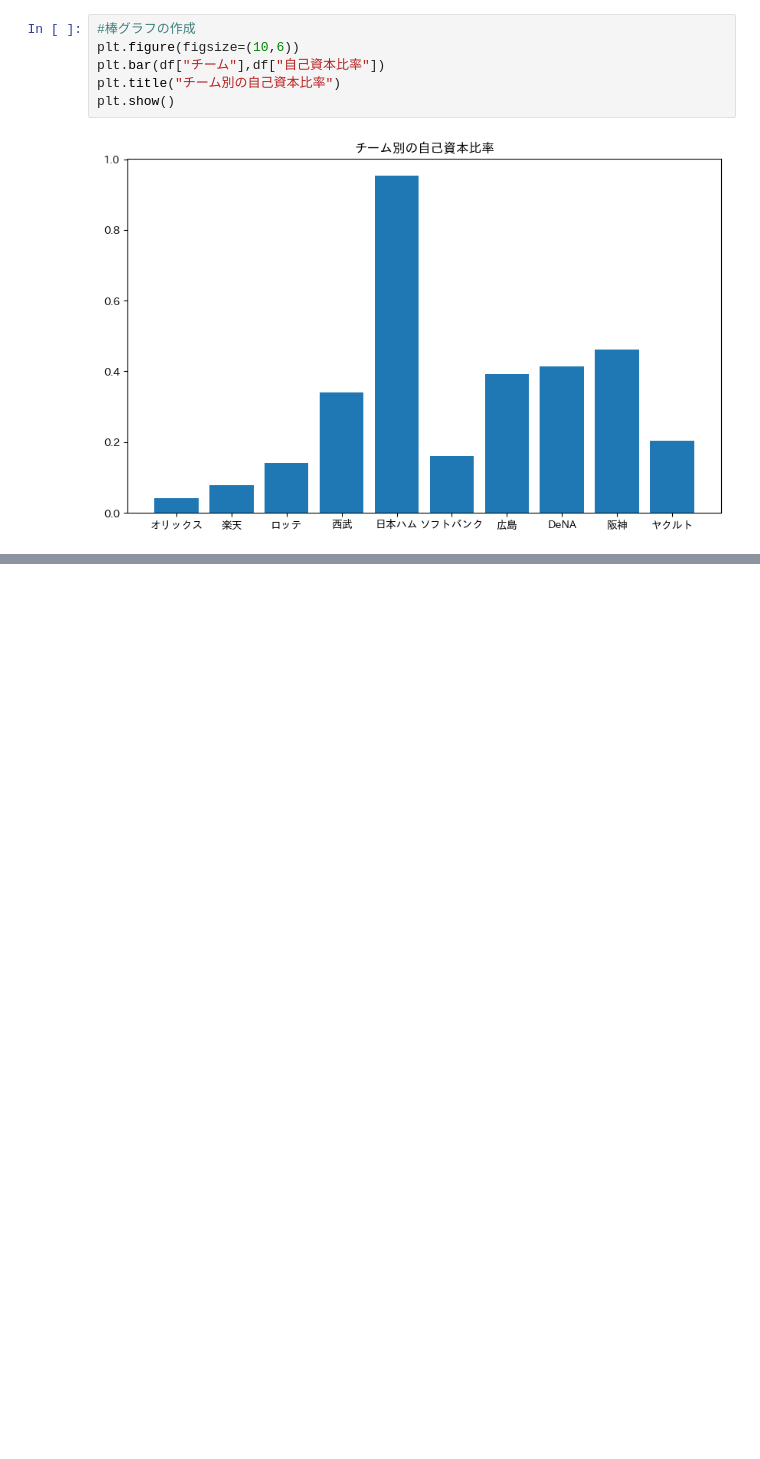
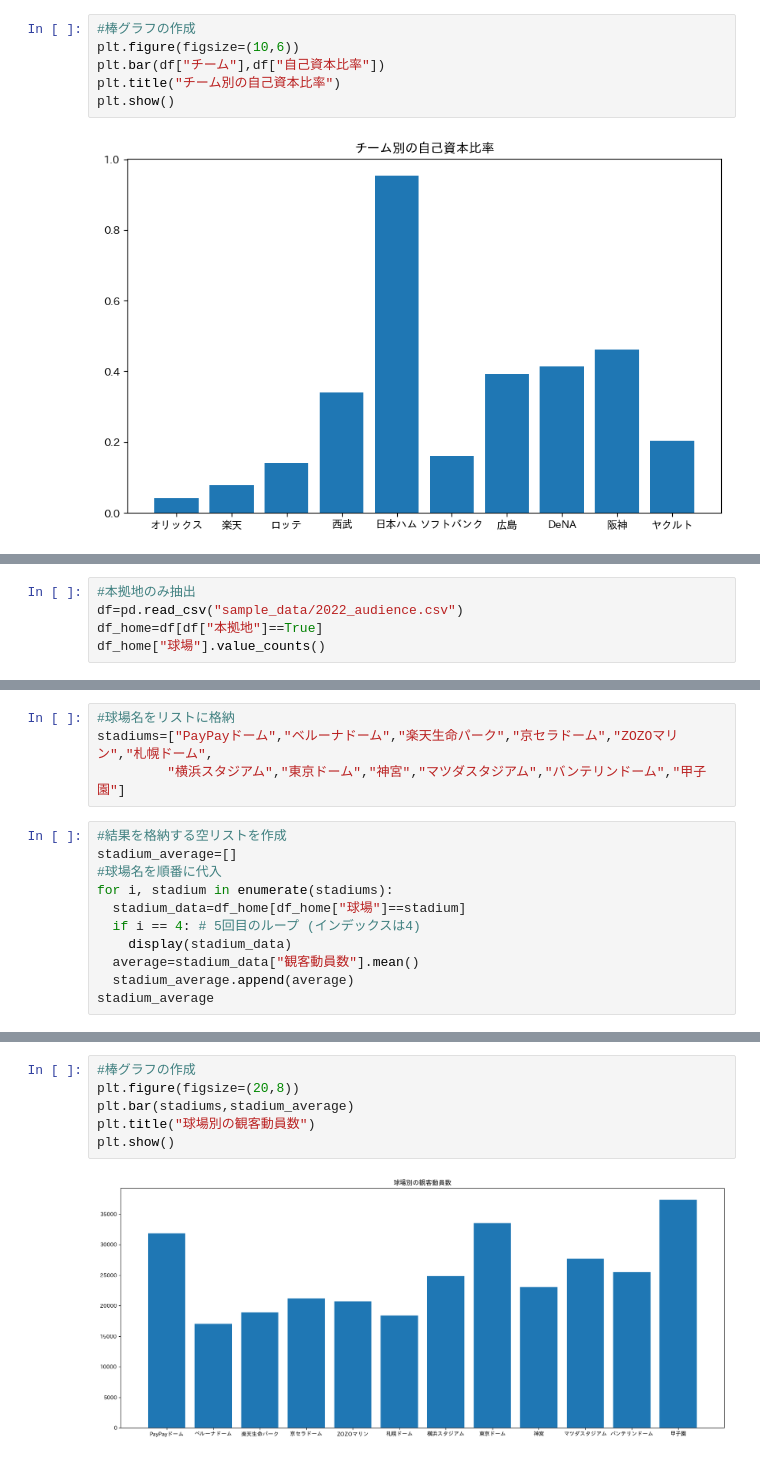
Before and after one commit to hitomitsu50/SportsData_Portfolio, a Jupyter notebook: プロ野球12球団顧客分析.ipynb, the cells around one changed output, grey strips where cells are left out. Drawn from its saved outputs; the diff is of its cells as text; blank space fills up the shorter version.

```diff
--- a/プロ野球12球団顧客分析.ipynb
+++ b/プロ野球12球団顧客分析.ipynb
@@ -71,0 +96,5 @@ plt.show()
+# %%
+#本拠地のみ抽出
+df=pd.read_csv("sample_data/2022_audience.csv")
+df_home=df[df["本拠地"]==True]
+df_home["球場"].value_counts()
@@ -71,0 +117,15 @@ plt.show()
+# %%
+#球場名をリストに格納
+stadiums=["PayPayドーム","ベルーナドーム","楽天生命パーク","京セラドーム","ZOZOマリン","札幌ドーム",
+         "横浜スタジアム","東京ドーム","神宮","マツダスタジアム","バンテリンドーム","甲子園"]
+# %%
+#結果を格納する空リストを作成
+stadium_average=[]
+#球場名を順番に代入
+for i, stadium in enumerate(stadiums):
+  stadium_data=df_home[df_home["球場"]==stadium]
+  if i == 4: # 5回目のループ (インデックスは4)
+    display(stadium_data)
+  average=stadium_data["観客動員数"].mean()
+  stadium_average.append(average)
+stadium_average
@@ -71,0 +158,8 @@ plt.show()
+# %%
+#棒グラフの作成
+plt.figure(figsize=(20,8))
+plt.bar(stadiums,stadium_average)
+plt.title("球場別の観客動員数")
+plt.show()
+# %% [output]
+[figure, added]
```
Also changed, not shown: parts of 4 cells of this notebook.
